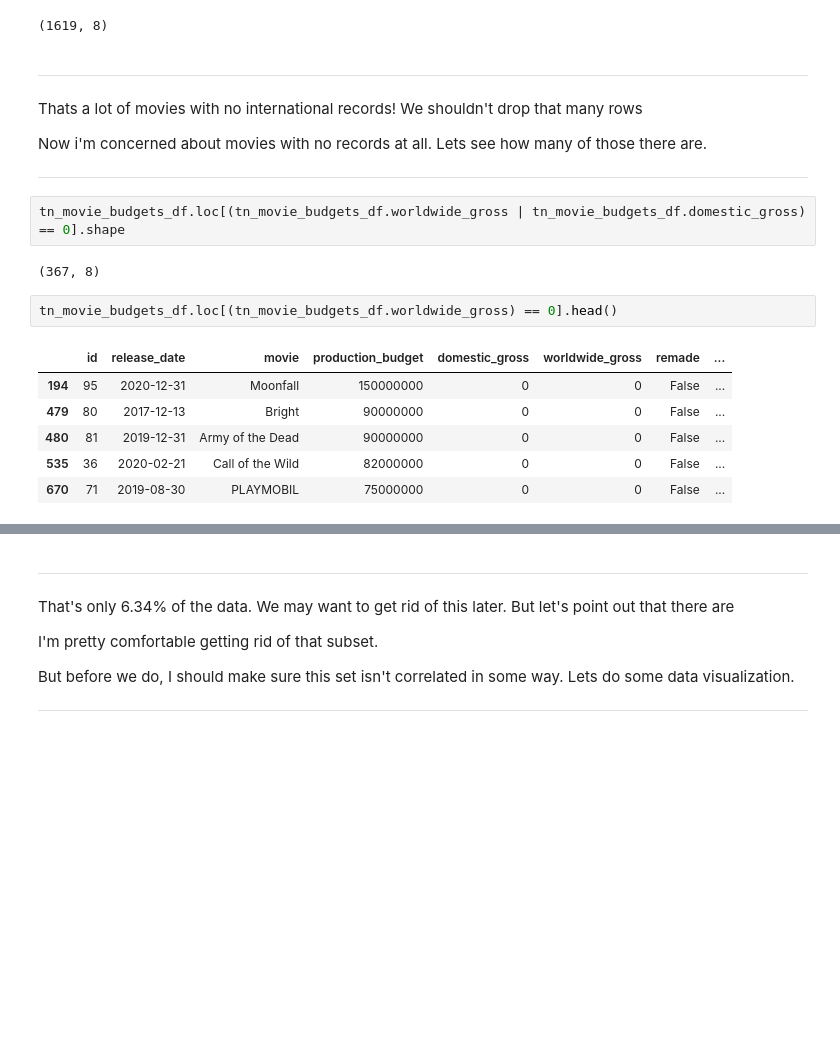
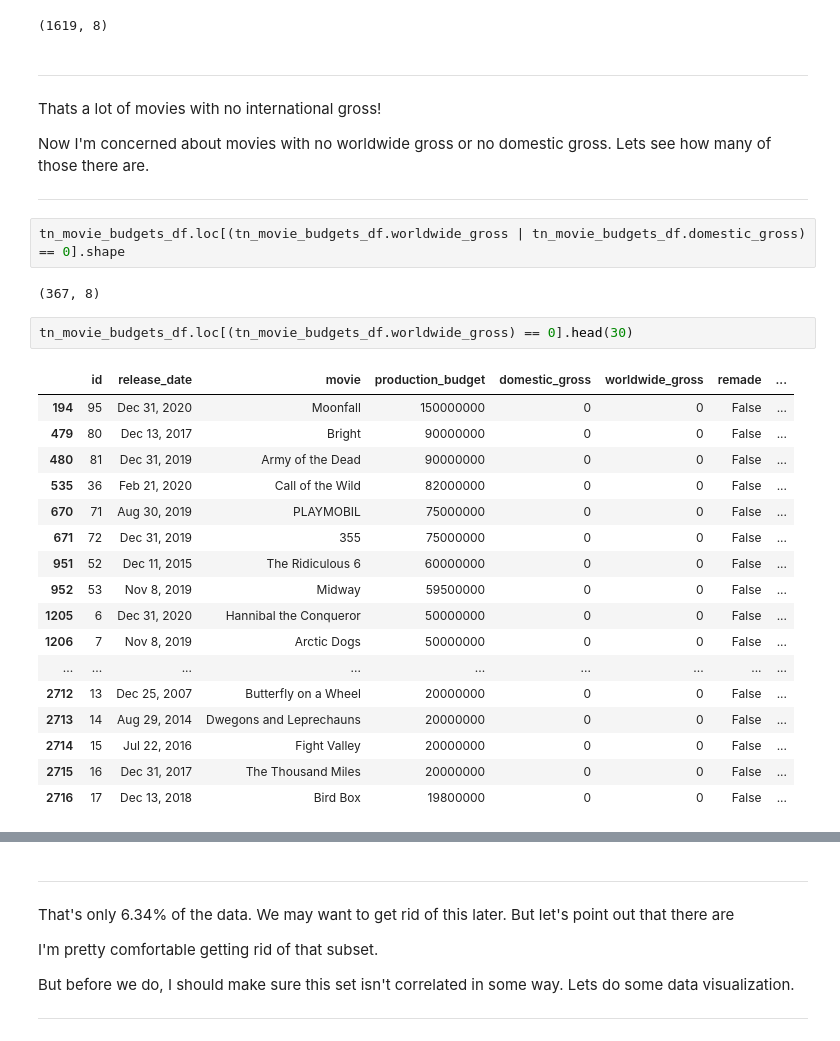
Before and after one commit to mishaberrien/Movie-Performance-Analysis, a Jupyter notebook: grab_and_explore_movie_data.ipynb, the cells around one changed output, grey strips where cells are left out. Saved outputs shown, nothing was run; the diff lists cells and outputs as text; blank space fills up the shorter version.

```diff
--- a/grab_and_explore_movie_data.ipynb
+++ b/grab_and_explore_movie_data.ipynb
@@ -309,23 +346,35 @@ tn_movie_budgets_df.loc[tn_movie_budgets_df.international_gross == 0].shape
 (1619, 8)
 # %% [markdown]
 ***
-Thats a lot of movies with no international records! We shouldn't drop that many rows
+Thats a lot of movies with no international gross!
 
-Now i'm concerned about movies with no records at all. Lets see how many of those there are.
+Now I'm concerned about movies with no worldwide gross or no domestic gross.
+Lets see how many of those there are.
 ***
 # %%
 tn_movie_budgets_df.loc[(tn_movie_budgets_df.worldwide_gross | tn_movie_budgets_df.domestic_gross) == 0].shape
 # %% [output]
 (367, 8)
 # %%
-tn_movie_budgets_df.loc[(tn_movie_budgets_df.worldwide_gross) == 0].head()
+tn_movie_budgets_df.loc[(tn_movie_budgets_df.worldwide_gross) == 0].head(30)
 # %% [output]
 |  | id | release_date | movie | production_budget | domestic_gross | worldwide_gross | remade | ... |
-| 194 | 95 | 2020-12-31 | Moonfall | 150000000 | 0 | 0 | False | ... |
-| 479 | 80 | 2017-12-13 | Bright | 90000000 | 0 | 0 | False | ... |
-| 480 | 81 | 2019-12-31 | Army of the Dead | 90000000 | 0 | 0 | False | ... |
-| 535 | 36 | 2020-02-21 | Call of the Wild | 82000000 | 0 | 0 | False | ... |
-| 670 | 71 | 2019-08-30 | PLAYMOBIL | 75000000 | 0 | 0 | False | ... |
+| 194 | 95 | Dec 31, 2020 | Moonfall | 150000000 | 0 | 0 | False | ... |
+| 479 | 80 | Dec 13, 2017 | Bright | 90000000 | 0 | 0 | False | ... |
+| 480 | 81 | Dec 31, 2019 | Army of the Dead | 90000000 | 0 | 0 | False | ... |
+| 535 | 36 | Feb 21, 2020 | Call of the Wild | 82000000 | 0 | 0 | False | ... |
+| 670 | 71 | Aug 30, 2019 | PLAYMOBIL | 75000000 | 0 | 0 | False | ... |
+| 671 | 72 | Dec 31, 2019 | 355 | 75000000 | 0 | 0 | False | ... |
+| 951 | 52 | Dec 11, 2015 | The Ridiculous 6 | 60000000 | 0 | 0 | False | ... |
+| 952 | 53 | Nov 8, 2019 | Midway | 59500000 | 0 | 0 | False | ... |
+| 1205 | 6 | Dec 31, 2020 | Hannibal the Conqueror | 50000000 | 0 | 0 | False | ... |
+| 1206 | 7 | Nov 8, 2019 | Arctic Dogs | 50000000 | 0 | 0 | False | ... |
+| ... | ... | ... | ... | ... | ... | ... | ... | ... |
+| 2712 | 13 | Dec 25, 2007 | Butterfly on a Wheel | 20000000 | 0 | 0 | False | ... |
+| 2713 | 14 | Aug 29, 2014 | Dwegons and Leprechauns | 20000000 | 0 | 0 | False | ... |
+| 2714 | 15 | Jul 22, 2016 | Fight Valley | 20000000 | 0 | 0 | False | ... |
+| 2715 | 16 | Dec 31, 2017 | The Thousand Miles | 20000000 | 0 | 0 | False | ... |
+| 2716 | 17 | Dec 13, 2018 | Bird Box | 19800000 | 0 | 0 | False | ... |
 # %%
 tn_movie_budgets_df.loc[(tn_movie_budgets_df.worldwide_gross == tn_movie_budgets_df.domestic_gross)].loc[(tn_movie_budgets_df.worldwide_gross | tn_movie_budgets_df.domestic_gross) != 0].head(30)
 # %% [output]
```
Also changed, not shown: parts of 17 cells of this notebook.
